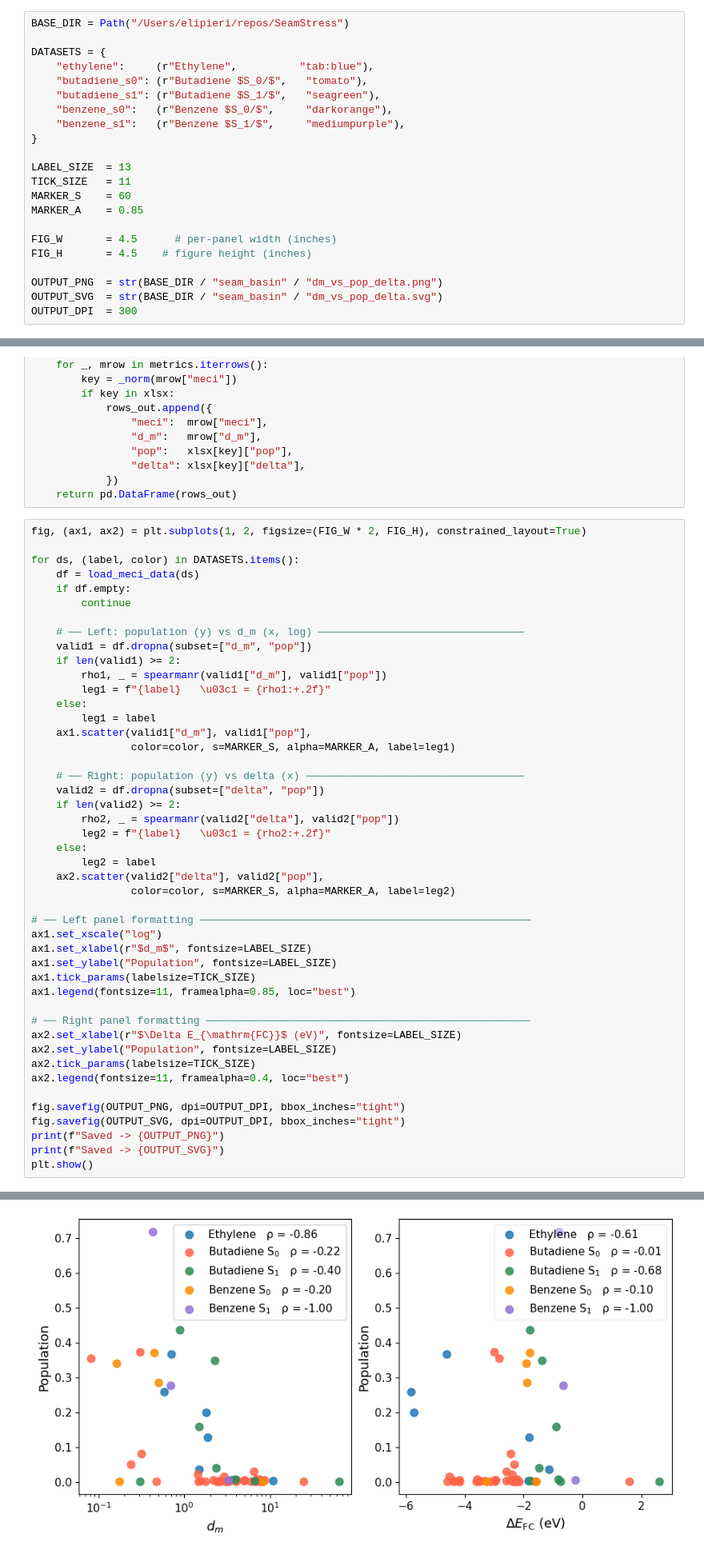
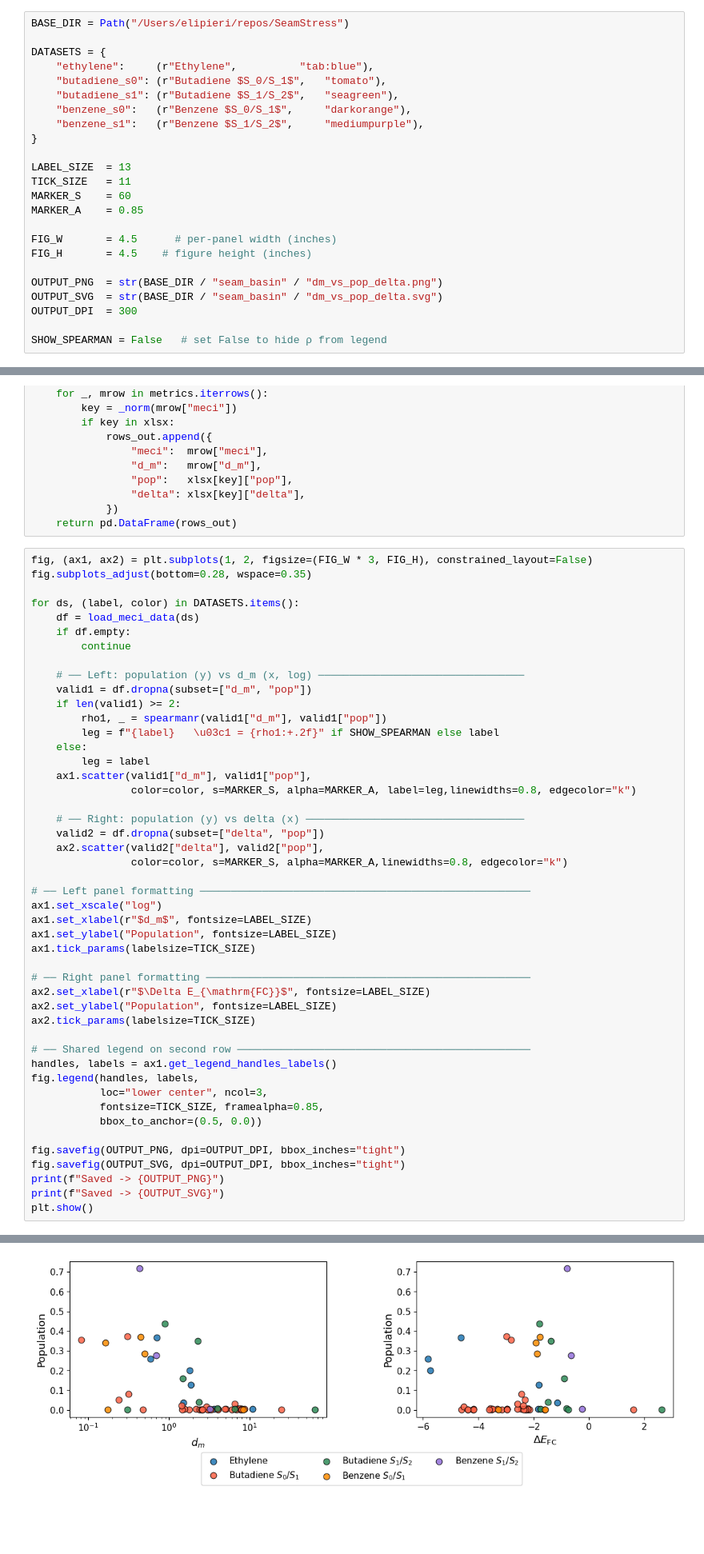
Before and after one commit to PieriLab/SeamStress, a Jupyter notebook: plotting_notebooks/dm_vs_pop.ipynb, the cells around one changed output, grey strips where cells are left out. Shown at 80% size. Saved outputs shown, nothing was run; the diff lists cells and outputs as text; blank space fills up the shorter version.

```diff
--- a/plotting_notebooks/dm_vs_pop.ipynb
+++ b/plotting_notebooks/dm_vs_pop.ipynb
@@ -10,10 +10,10 @@ BASE_DIR = Path("/Users/elipieri/repos/SeamStress")
 
 DATASETS = {
     "ethylene":     (r"Ethylene",          "tab:blue"),
-    "butadiene_s0": (r"Butadiene $S_0/$",   "tomato"),
-    "butadiene_s1": (r"Butadiene $S_1/$",   "seagreen"),
-    "benzene_s0":   (r"Benzene $S_0/$",     "darkorange"),
-    "benzene_s1":   (r"Benzene $S_1/$",     "mediumpurple"),
+    "butadiene_s0": (r"Butadiene $S_0/S_1$",   "tomato"),
+    "butadiene_s1": (r"Butadiene $S_1/S_2$",   "seagreen"),
+    "benzene_s0":   (r"Benzene $S_0/S_1$",     "darkorange"),
+    "benzene_s1":   (r"Benzene $S_1/S_2$",     "mediumpurple"),
 }
 
 LABEL_SIZE  = 13
@@ -27,6 +27,8 @@ FIG_H       = 4.5    # figure height (inches)
 OUTPUT_PNG  = str(BASE_DIR / "seam_basin" / "dm_vs_pop_delta.png")
 OUTPUT_SVG  = str(BASE_DIR / "seam_basin" / "dm_vs_pop_delta.svg")
 OUTPUT_DPI  = 300
+
+SHOW_SPEARMAN = False   # set False to hide ρ from legend
 # %%
 def _norm(name):
     return str(name).strip().lower().replace("_", "").replace(" ", "")
@@ -87,7 +89,8 @@ def load_meci_data(dataset_name):
             })
     return pd.DataFrame(rows_out)
 # %%
-fig, (ax1, ax2) = plt.subplots(1, 2, figsize=(FIG_W * 2, FIG_H), constrained_layout=True)
+fig, (ax1, ax2) = plt.subplots(1, 2, figsize=(FIG_W * 3, FIG_H), constrained_layout=False)
+fig.subplots_adjust(bottom=0.28, wspace=0.35)
 
 for ds, (label, color) in DATASETS.items():
     df = load_meci_data(ds)
@@ -96,43 +99,43 @@ for ds, (label, color) in DATASETS.items():
 
     # ── Left: population (y) vs d_m (x, log) ─────────────────────────────────
     valid1 = df.dropna(subset=["d_m", "pop"])
     if len(valid1) >= 2:
         rho1, _ = spearmanr(valid1["d_m"], valid1["pop"])
-        leg1 = f"{label}   \u03c1 = {rho1:+.2f}"
+        leg = f"{label}   \u03c1 = {rho1:+.2f}" if SHOW_SPEARMAN else label
     else:
-        leg1 = label
+        leg = label
     ax1.scatter(valid1["d_m"], valid1["pop"],
-                color=color, s=MARKER_S, alpha=MARKER_A, label=leg1)
+                color=color, s=MARKER_S, alpha=MARKER_A, label=leg,linewidths=0.8, edgecolor="k")
 
     # ── Right: population (y) vs delta (x) ───────────────────────────────────
     valid2 = df.dropna(subset=["delta", "pop"])
-    if len(valid2) >= 2:
-        rho2, _ = spearmanr(valid2["delta"], valid2["pop"])
-        leg2 = f"{label}   \u03c1 = {rho2:+.2f}"
-    else:
-        leg2 = label
     ax2.scatter(valid2["delta"], valid2["pop"],
-                color=color, s=MARKER_S, alpha=MARKER_A, label=leg2)
+                color=color, s=MARKER_S, alpha=MARKER_A,linewidths=0.8, edgecolor="k")
 
 # ── Left panel formatting ─────────────────────────────────────────────────────
 ax1.set_xscale("log")
 ax1.set_xlabel(r"$d_m$", fontsize=LABEL_SIZE)
 ax1.set_ylabel("Population", fontsize=LABEL_SIZE)
 ax1.tick_params(labelsize=TICK_SIZE)
-ax1.legend(fontsize=11, framealpha=0.85, loc="best")
 
 # ── Right panel formatting ────────────────────────────────────────────────────
-ax2.set_xlabel(r"$\Delta E_{\mathrm{FC}}$ (eV)", fontsize=LABEL_SIZE)
+ax2.set_xlabel(r"$\Delta E_{\mathrm{FC}}$", fontsize=LABEL_SIZE)
 ax2.set_ylabel("Population", fontsize=LABEL_SIZE)
 ax2.tick_params(labelsize=TICK_SIZE)
-ax2.legend(fontsize=11, framealpha=0.4, loc="best")
+
+# ── Shared legend on second row ───────────────────────────────────────────────
+handles, labels = ax1.get_legend_handles_labels()
+fig.legend(handles, labels,
+           loc="lower center", ncol=3,
+           fontsize=TICK_SIZE, framealpha=0.85,
+           bbox_to_anchor=(0.5, 0.0))
 
 fig.savefig(OUTPUT_PNG, dpi=OUTPUT_DPI, bbox_inches="tight")
 fig.savefig(OUTPUT_SVG, dpi=OUTPUT_DPI, bbox_inches="tight")
 print(f"Saved -> {OUTPUT_PNG}")
 print(f"Saved -> {OUTPUT_SVG}")
 plt.show()
 # %% [output]
 Saved -> /Users/elipieri/repos/SeamStress/seam_basin/dm_vs_pop_delta.png
 Saved -> /Users/elipieri/repos/SeamStress/seam_basin/dm_vs_pop_delta.svg
-[figure, old version]
+[figure, new version]
```
